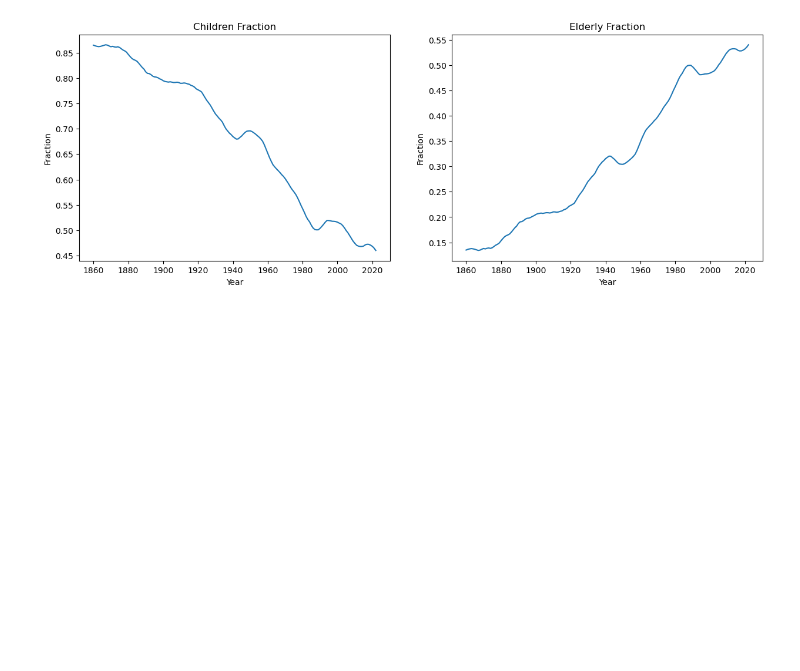
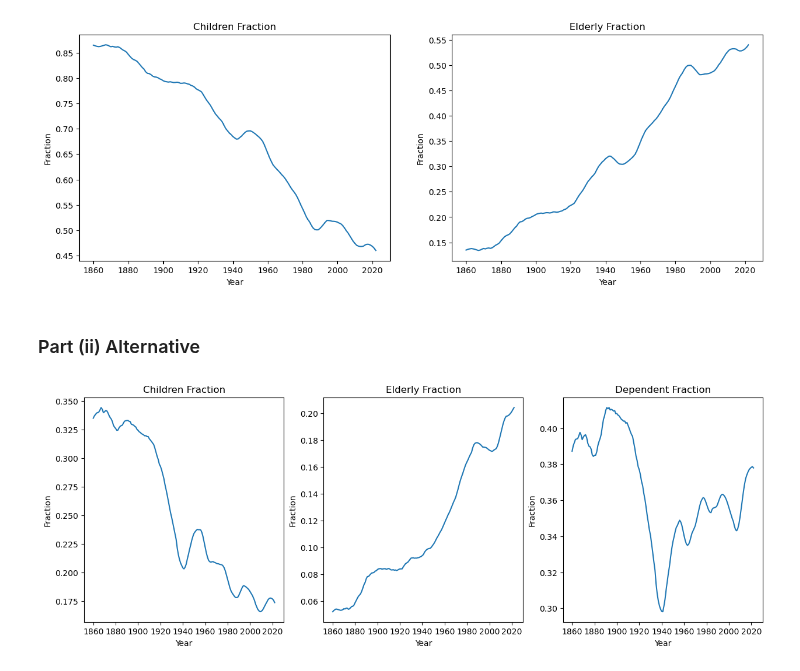
Before and after one commit to GiacomoGuidotto/DAT565, a Jupyter notebook: sample.ipynb, the cells around one changed output. Saved outputs shown, nothing was run; the diff lists cells and outputs as text; code cells hidden in the pictures; blank space fills up the shorter version.

Commit message:
feat: add alternative intepretation of part (ii)

```diff
--- a/sample.ipynb
+++ b/sample.ipynb
@@ -175,3 +176,30 @@ ax[1].set_xticks(range(0, len(elderly_fraction), 20))
 plt.show()
 # %% [output]
 [figure]
+# %% [markdown]
+### Part (ii) Alternative
+# %%
+total_sum = age_df.sum()
+children_fraction = children_sum / total_sum
+elderly_fraction = elderly_sum / total_sum
+dependent_fraction = dependent_sum / total_sum
+# %%
+fig, ax = plt.subplots(1, 3, figsize=(15, 5))
+ax[0].plot(children_fraction)
+ax[0].set_title('Children Fraction')
+ax[0].set_xlabel('Year')
+ax[0].set_ylabel('Fraction')
+ax[0].set_xticks(range(0, len(children_fraction), 20))
+ax[1].plot(elderly_fraction)
+ax[1].set_title('Elderly Fraction')
+ax[1].set_xlabel('Year')
+ax[1].set_ylabel('Fraction')
+ax[1].set_xticks(range(0, len(elderly_fraction), 20))
+ax[2].plot(dependent_fraction)
+ax[2].set_title('Dependent Fraction')
+ax[2].set_xlabel('Year')
+ax[2].set_ylabel('Fraction')
+ax[2].set_xticks(range(0, len(dependent_fraction), 20))
+plt.show()
+# %% [output]
+[figure, added]
```
Also changed, not shown: parts of 2 cells of this notebook.
